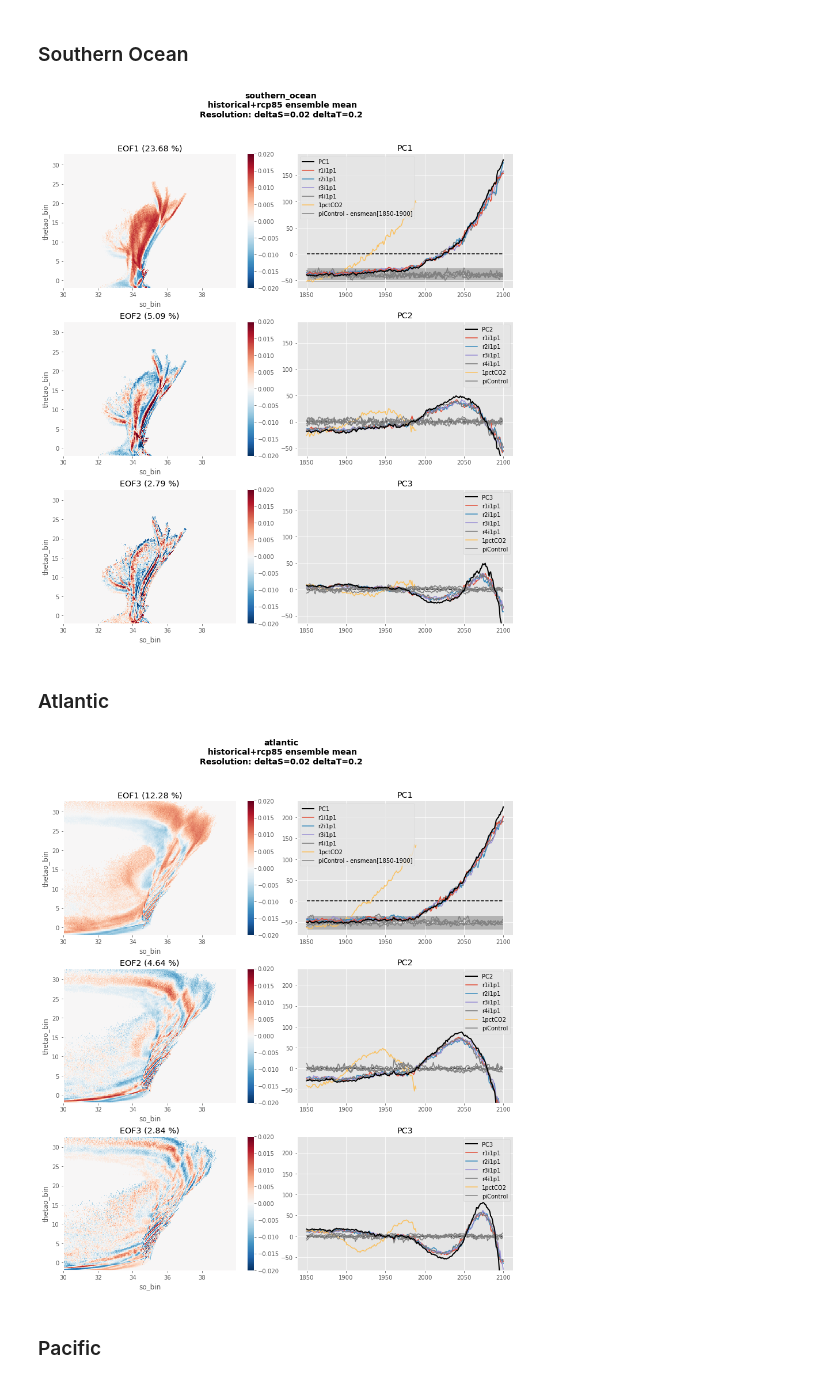
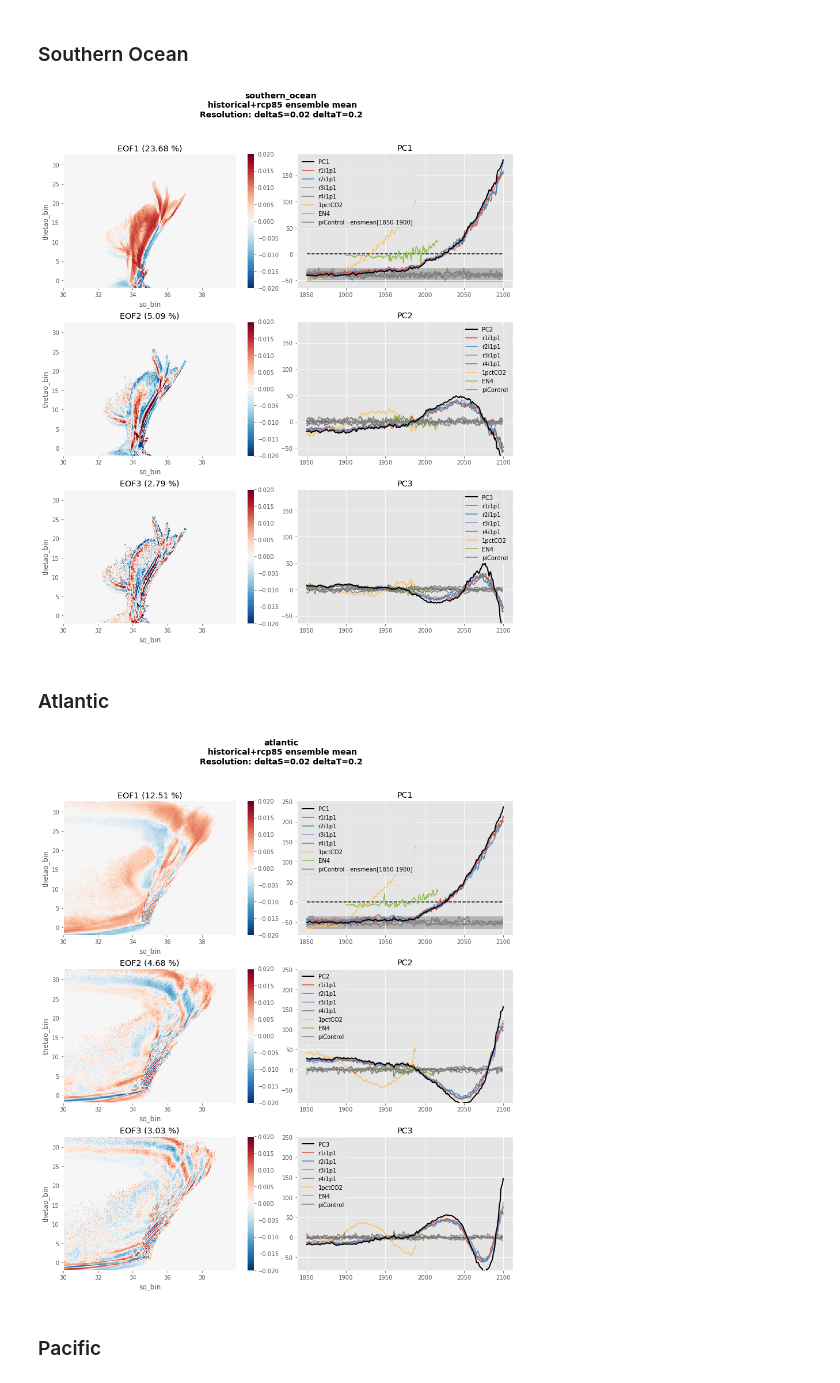
Before and after one commit to ysilvy/bin_TS, a Jupyter notebook: eof_ensmean_IPSLCM5_basins.ipynb, the cells around one changed output. Cells and saved outputs as stored; diff of their text form; code cells hidden in the pictures.

Commit message:
Adding EN4 projection to basin analysis

```diff
--- a/eof_ensmean_IPSLCM5_basins.ipynb
+++ b/eof_ensmean_IPSLCM5_basins.ipynb
@@ -59,3 +74,9 @@ mask = xr.open_dataset('/data/ysilvy/orca2_v2_subbasins_grid_T.nc').squeeze()
+# %%
+# -- Rearrange lat and lon dimensions of the basinmask so it matches dsEN4 coordinates
+maskEN4 = maskEN4.rename({'latitude':'lat','longitude':'lon'})
+maskEN4['lon'] = maskEN4['lon'] % 360 # Modulo 360 to have only positive numbers
+maskEN4 = maskEN4.sortby(maskEN4.lon) # Sort in ascending lon coordinate
+maskEN4 = maskEN4.interp_like(dsEN4) # Interpolate onto same lat and lon coordinates as dsEN4
 # %%
 # -- Datasets containing 4 basins
 dsT_ensm_reg = select_basin(dsT_ensm,mask)
@@ -72,6 +93,7 @@ dsT4_reg = select_basin(dsT4,mask)
 dsS4_reg = select_basin(dsS4,mask)
 dsTCO2_reg = select_basin(dsTCO2,mask)
 dsSCO2_reg = select_basin(dsSCO2,mask)
+dsEN4_reg = select_basin_EN4(dsEN4,maskEN4)
 # %%
 # -- Bin in T/S volume
 def bin_basins(S,T,vol,sbins,tbins):
@@ -80,12 +102,13 @@ def bin_basins(S,T,vol,sbins,tbins):
         V_reg[i] = bin_TS(S.isel(region=i),T.isel(region=i),vol,sbins,tbins)
     return V_reg
 # %%
-Vensm_reg = bin_basins(dsS_ensm_reg,dsT_ensm_reg,dsvol,sbins,tbins)
-VpiC_reg = bin_basins(dsS_piC_reg,dsT_piC_reg,dsvol,sbins,tbins)
-V1_reg = bin_basins(dsS1_reg,dsT1_reg,dsvol,sbins,tbins)
-V2_reg = bin_basins(dsS2_reg,dsT2_reg,dsvol,sbins,tbins)
-V3_reg = bin_basins(dsS3_reg,dsT3_reg,dsvol,sbins,tbins)
-V4_reg = bin_basins(dsS4_reg,dsT4_reg,dsvol,sbins,tbins)
-VCO2_reg = bin_basins(dsSCO2_reg,dsTCO2_reg,dsvol,sbins,tbins)
+Vensm_reg = bin_basins(dsS_ensm_reg,dsT_ensm_reg,dsvol.volcello,sbins,tbins)
+VpiC_reg = bin_basins(dsS_piC_reg,dsT_piC_reg,dsvol.volcello,sbins,tbins)
+V1_reg = bin_basins(dsS1_reg,dsT1_reg,dsvol.volcello,sbins,tbins)
+V2_reg = bin_basins(dsS2_reg,dsT2_reg,dsvol.volcello,sbins,tbins)
+V3_reg = bin_basins(dsS3_reg,dsT3_reg,dsvol.volcello,sbins,tbins)
+V4_reg = bin_basins(dsS4_reg,dsT4_reg,dsvol.volcello,sbins,tbins)
+VCO2_reg = bin_basins(dsSCO2_reg,dsTCO2_reg,dsvol.volcello,sbins,tbins)
+VEN4_reg = bin_basins(dsEN4_reg,dsEN4_reg,dVEN4,sbins,tbins)
 # %% [markdown]
 ## EOFs: build a base from the ensemble mean and project others onto it
@@ -109,8 +138,9 @@ pseudo_pcs_CO2_so = proj_on_eof(VCO2_reg[0],solver_so)
 # %%
 plot_eof_basin(0,solver_so,pseudo_pcs_1_so,pseudo_pcs_2_so,pseudo_pcs_3_so,pseudo_pcs_4_so,
-                pseudo_pcs_piC1_so,pseudo_pcs_piC2_so,pseudo_pcs_piC3_so,pseudo_pcs_piC4_so,pseudo_pcs_CO2_so)
+                pseudo_pcs_piC1_so,pseudo_pcs_piC2_so,pseudo_pcs_piC3_so,pseudo_pcs_piC4_so,
+               pseudo_pcs_CO2_so,pseudo_pcs_EN4_so)
 # %% [output]
-[figure, old version]
+[figure, new version]
 # %% [markdown]
 ### Atlantic
 # %%
@@ -128,11 +158,14 @@ pseudo_pcs_piC3_atl = proj_on_eof(VpiC_reg[1].isel(time=slice(500,750)),solver_a
 pseudo_pcs_piC4_atl = proj_on_eof(VpiC_reg[1].isel(time=slice(750,1000)),solver_atl)
 
 pseudo_pcs_CO2_atl = proj_on_eof(VCO2_reg[1],solver_atl)
+
+pseudo_pcs_EN4_atl = proj_on_eof(VEN4_reg[1],solver_atl)
 # %%
 plot_eof_basin(1,solver_atl,pseudo_pcs_1_atl,pseudo_pcs_2_atl,pseudo_pcs_3_atl,pseudo_pcs_4_atl,
-                pseudo_pcs_piC1_atl,pseudo_pcs_piC2_atl,pseudo_pcs_piC3_atl,pseudo_pcs_piC4_atl,pseudo_pcs_CO2_atl)
+                pseudo_pcs_piC1_atl,pseudo_pcs_piC2_atl,pseudo_pcs_piC3_atl,pseudo_pcs_piC4_atl,
+               pseudo_pcs_CO2_atl,pseudo_pcs_EN4_atl)
 # %% [output]
-[figure, old version]
+[figure, new version]
 # %% [markdown]
 ### Pacific
 # %%
```
Also changed, not shown: parts of 11 cells of this notebook, 2 other files.
